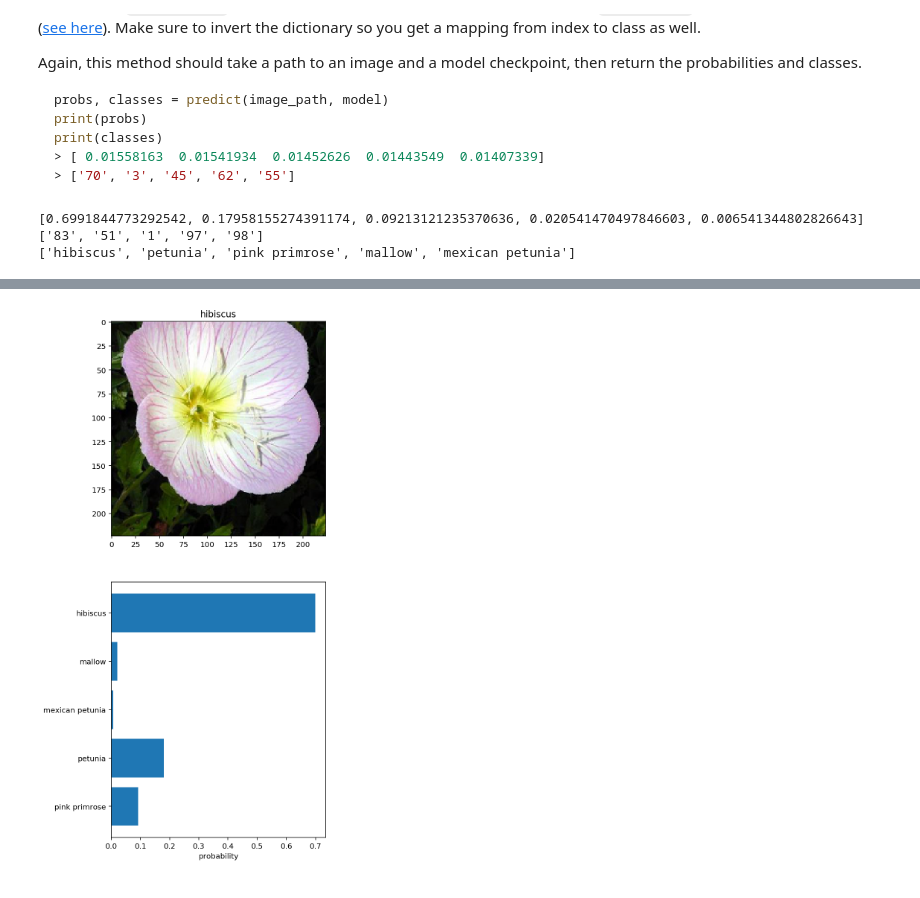
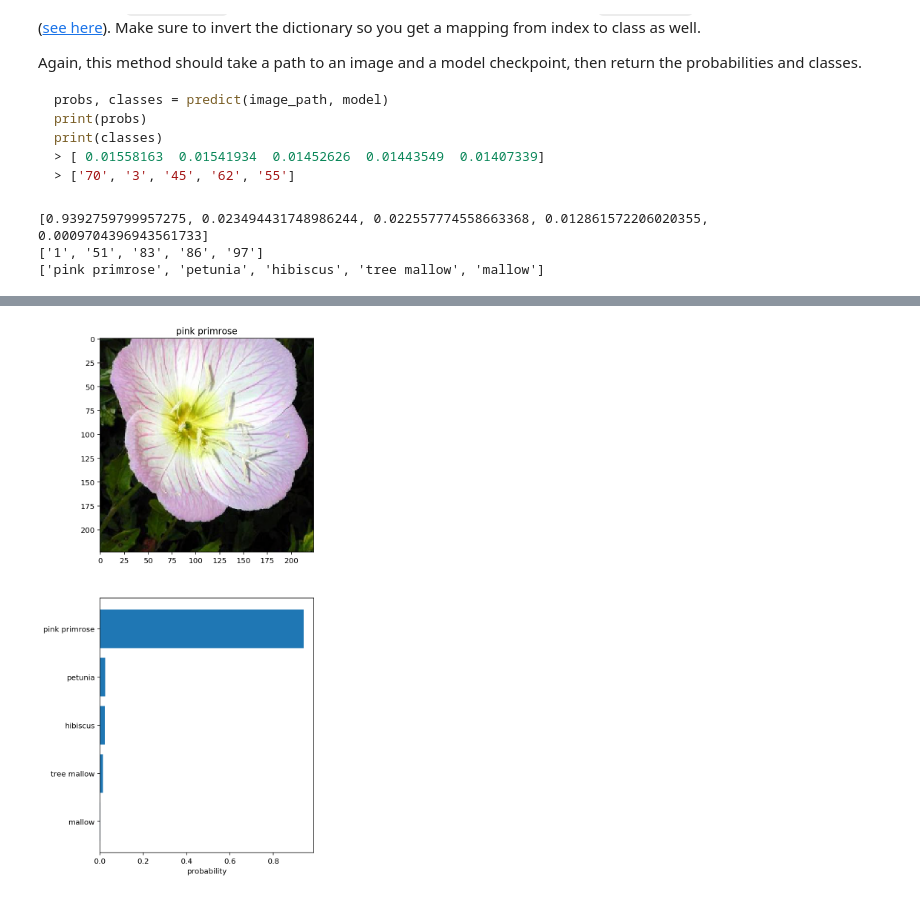
Before and after one commit to danwickstrom/aipnd-project, a Jupyter notebook: Image Classifier Project.ipynb, the cells around one changed output, grey strips where cells are left out. Cells and saved outputs as stored; diff of their text form; code cells hidden in the pictures.

```diff
--- a/Image Classifier Project.ipynb
+++ b/Image Classifier Project.ipynb
@@ -33,7 +33,7 @@ from torch import optim
 import torch.nn.functional as F
 from torchvision import datasets, transforms, models
 batch_size = 64
-epochs = 5
+epochs = 7
 # %% [markdown]
 ## Load the data
 
@@ -129,9 +129,12 @@ for param in model.parameters():
 from collections import OrderedDict
 classifier_dict = OrderedDict([
                            ('fc1', nn.Linear(25088, 4096, bias=True)),
-                           ('relu', nn.ReLU()),
+                           ('relu1', nn.ReLU()),
                            ('do1', nn.Dropout(p=0.1)),
-                           ('fc2', nn.Linear(4096, 102, bias=True)),
+                           ('fc2', nn.Linear(4096, 1024, bias=True)),
+                           ('relu2', nn.ReLU()),
+                           ('do2', nn.Dropout(p=0.1)),
+                           ('fc3', nn.Linear(1024, 102, bias=True)),
                            ('output', nn.LogSoftmax(dim=1))
                            ])
 
@@ -391,12 +398,13 @@ def imshow(image, ax=None, title=None):
     image = image.transpose(0,1).transpose(1,2).float()
 
     # Undo preprocessing
+    #device = torch.device("cuda" if torch.cuda.is_available() else "cpu")
     mean = torch.tensor([0.485, 0.456, 0.406])
     std = torch.tensor([0.229, 0.224, 0.225])
     image = torch.clamp(std * image + mean, 0.0, 1.0)
 
     # Image needs to be clipped between 0 and 1 or it looks like noise when displayed
-    image = np.clip(image, 0, 1)
+    #image = np.clip(image, 0, 1)
 
     ax.imshow(image)
 
@@ -455,9 +463,9 @@ print(classes)
 names = [cat_to_name[c] for c in classes]
 print(names)
 # %% [output]
-[0.6991844773292542, 0.17958155274391174, 0.09213121235370636, 0.020541470497846603, 0.006541344802826643]
-['83', '51', '1', '97', '98']
-['hibiscus', 'petunia', 'pink primrose', 'mallow', 'mexican petunia']
+[0.9392759799957275, 0.023494431748986244, 0.022557774558663368, 0.012861572206020355, 0.0009704396943561733]
+['1', '51', '83', '86', '97']
+['pink primrose', 'petunia', 'hibiscus', 'tree mallow', 'mallow']
 # %% [markdown]
 ## Sanity Checking
 
@@ -469,15 +477,15 @@ You can convert from the class integer encoding to actual flower names with the
 # %%
 # TODO: Display an image along with the top 5 classes
 f, (ax1, ax2) = plt.subplots(2,1, figsize=(10,10))
 
-imshow(image, ax1)
+imshow(image.cpu(), ax1)
 ax1.set_title(names[0])
 
 ax2.barh(names, probs)
 ax2.invert_yaxis()
 ax2.set_xlabel('probability')
 plt.subplots_adjust(left=0.4, bottom=0, right=0.8, top=1, wspace=0, hspace=.1)
 
 plt.show()
 # %% [output]
-[figure, old version]
+[figure, new version]
```
Also changed, not shown: parts of 6 cells of this notebook, 4 other files.
